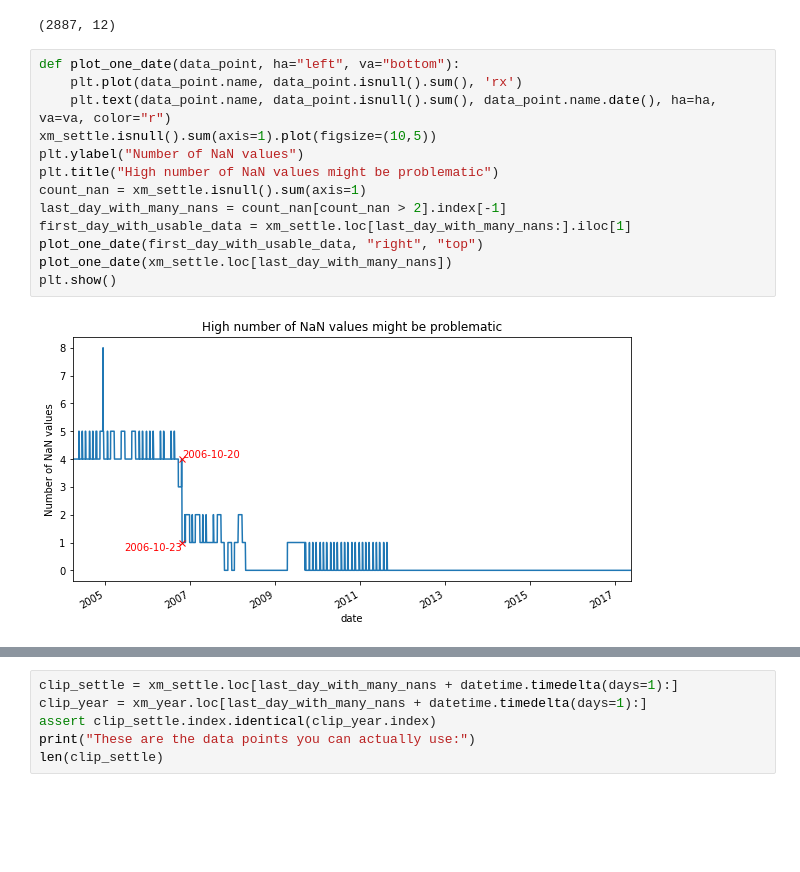
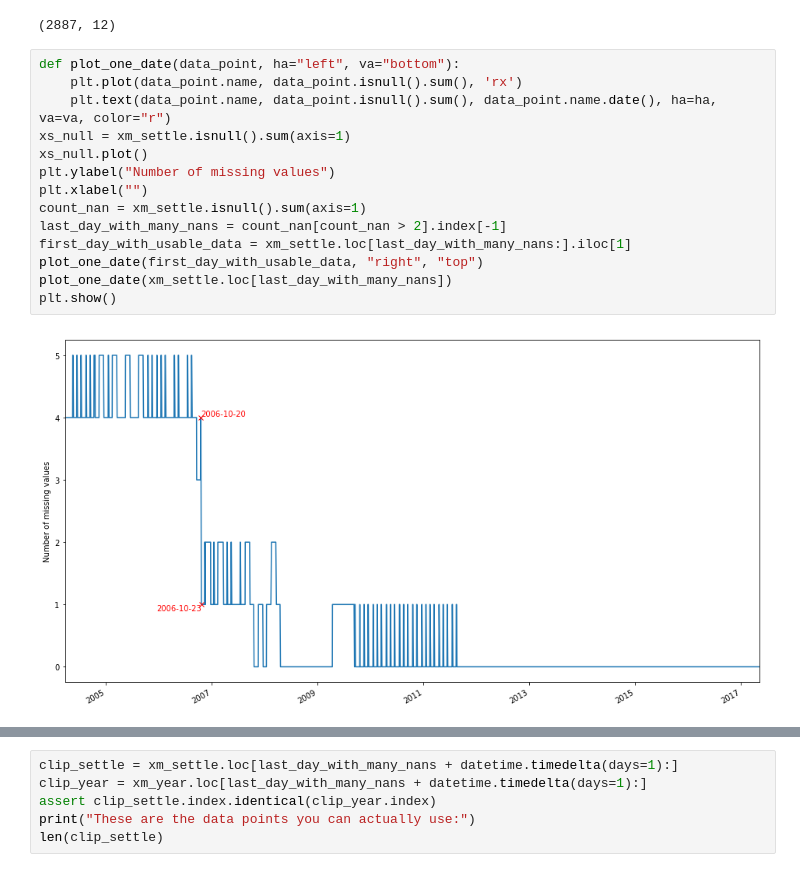
Before and after one commit to leyhline/vix-term-structure, a Jupyter notebook: overview.ipynb, the cells around one changed output, grey strips where cells are left out. Drawn from its saved outputs; the diff is of its cells as text; blank space fills up the shorter version.

```diff
--- a/overview.ipynb
+++ b/overview.ipynb
@@ -201,15 +201,16 @@ long_prices.dropna(how="all").shape
 # %%
 def plot_one_date(data_point, ha="left", va="bottom"):
     plt.plot(data_point.name, data_point.isnull().sum(), 'rx')
     plt.text(data_point.name, data_point.isnull().sum(), data_point.name.date(), ha=ha, va=va, color="r")
-xm_settle.isnull().sum(axis=1).plot(figsize=(10,5))
-plt.ylabel("Number of NaN values")
-plt.title("High number of NaN values might be problematic")
+xs_null = xm_settle.isnull().sum(axis=1)
+xs_null.plot()
+plt.ylabel("Number of missing values")
+plt.xlabel("")
 count_nan = xm_settle.isnull().sum(axis=1)
 last_day_with_many_nans = count_nan[count_nan > 2].index[-1]
 first_day_with_usable_data = xm_settle.loc[last_day_with_many_nans:].iloc[1]
 plot_one_date(first_day_with_usable_data, "right", "top")
 plot_one_date(xm_settle.loc[last_day_with_many_nans])
 plt.show()
 # %% [output]
-[figure, old version]
+[figure, new version]
```
Also changed, not shown: parts of 4 cells of this notebook.
